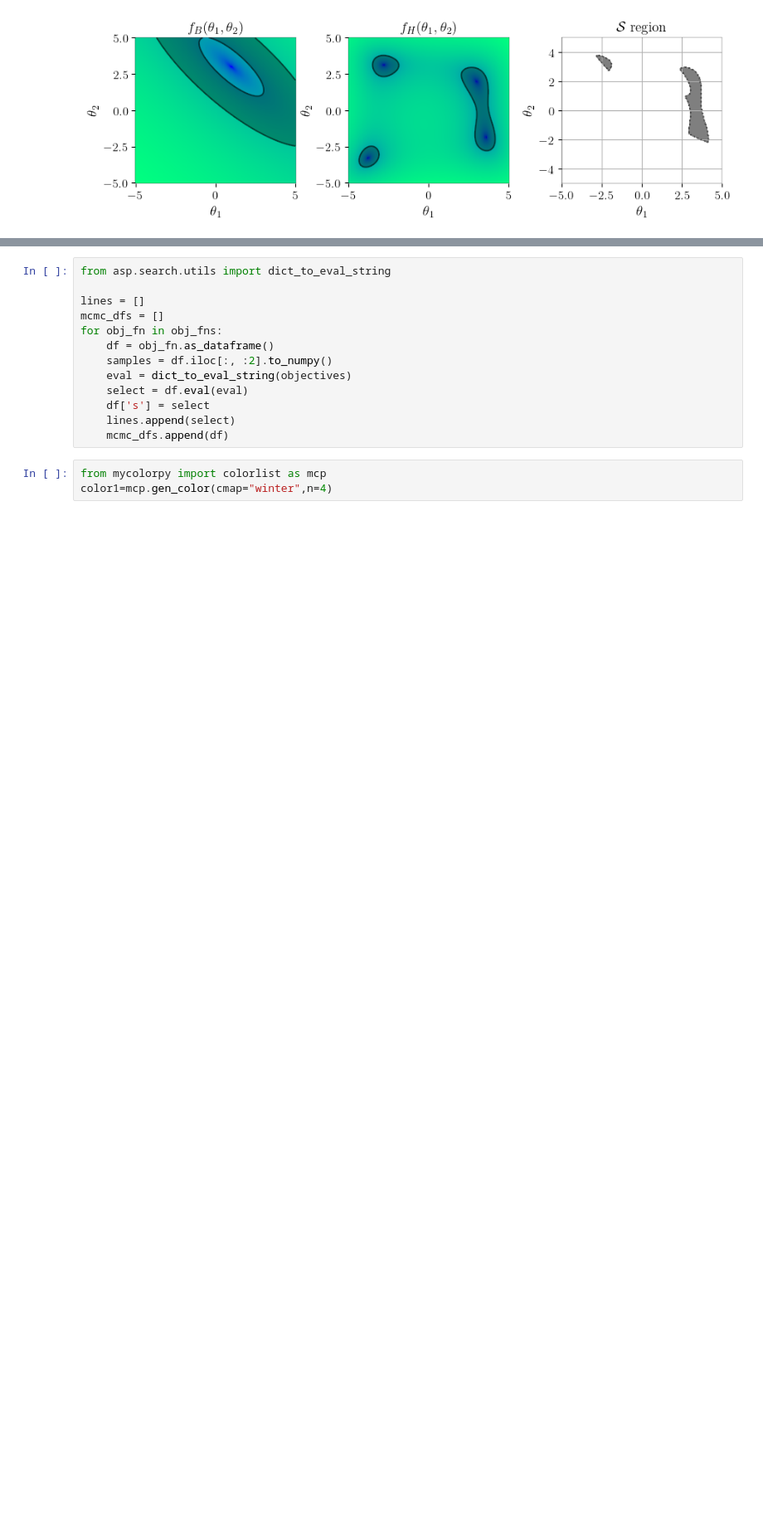
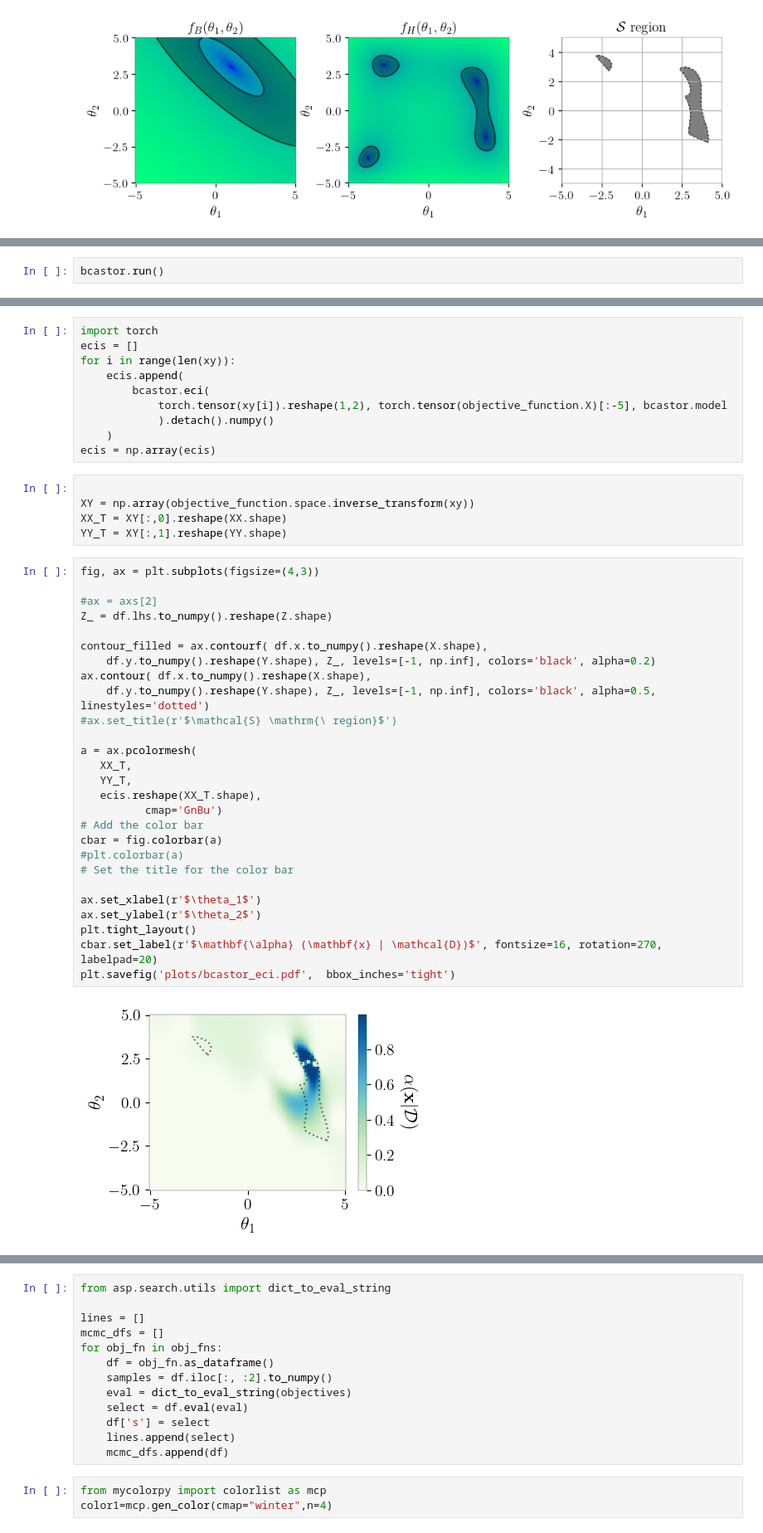
Before and after one commit to moiseszeleny/blssm-bcastor, a Jupyter notebook: experiments_paper/visualisation/notebooks/paper_plots.ipynb, the cells around one changed output, grey strips where cells are left out. Shown at 83% size. Saved outputs shown, nothing was run; the diff lists cells and outputs as text; blank space fills up the shorter version.

```diff
--- a/experiments_paper/visualisation/notebooks/paper_plots.ipynb
+++ b/experiments_paper/visualisation/notebooks/paper_plots.ipynb
@@ -186,0 +195,2 @@ plt.show()
+# %%
+bcastor.run()
@@ -186,0 +264,44 @@ plt.show()
+# %%
+import torch
+ecis = []
+for i in range(len(xy)):
+    ecis.append(
+        bcastor.eci(
+            torch.tensor(xy[i]).reshape(1,2), torch.tensor(objective_function.X)[:-5], bcastor.model
+            ).detach().numpy()
+    )
+ecis = np.array(ecis)
+# %%
+
+XY = np.array(objective_function.space.inverse_transform(xy))
+XX_T = XY[:,0].reshape(XX.shape)
+YY_T = XY[:,1].reshape(YY.shape)
+# %%
+fig, ax = plt.subplots(figsize=(4,3))
+
+#ax = axs[2]
+Z_ = df.lhs.to_numpy().reshape(Z.shape)
+
+contour_filled = ax.contourf( df.x.to_numpy().reshape(X.shape),
+    df.y.to_numpy().reshape(Y.shape), Z_, levels=[-1, np.inf], colors='black', alpha=0.2)
+ax.contour( df.x.to_numpy().reshape(X.shape),
+    df.y.to_numpy().reshape(Y.shape), Z_, levels=[-1, np.inf], colors='black', alpha=0.5, linestyles='dotted')
+#ax.set_title(r'$\mathcal{S} \mathrm{\ region}$')
+
+a = ax.pcolormesh(
+   XX_T,
+   YY_T,
+   ecis.reshape(XX_T.shape),
+          cmap='GnBu')
+# Add the color bar
+cbar = fig.colorbar(a)
+#plt.colorbar(a)
+# Set the title for the color bar
+
+ax.set_xlabel(r'$\theta_1$')
+ax.set_ylabel(r'$\theta_2$')
+plt.tight_layout()
+cbar.set_label(r'$\mathbf{\alpha} (\mathbf{x} | \mathcal{D})$', fontsize=16, rotation=270, labelpad=20)
+plt.savefig('plots/bcastor_eci.pdf',  bbox_inches='tight')
+# %% [output]
+[figure, added]
```
Also changed, not shown: parts of 18 cells of this notebook, 11 other files.
